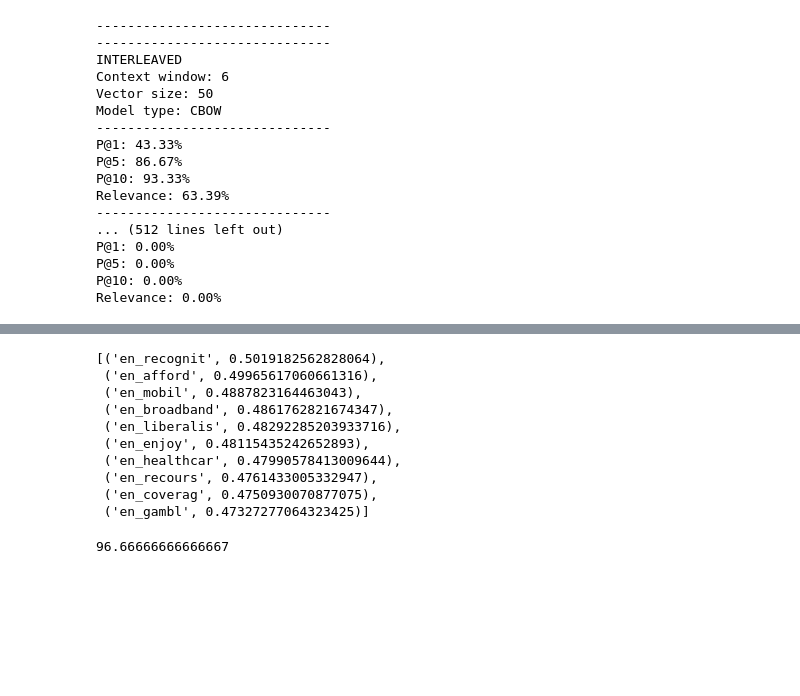
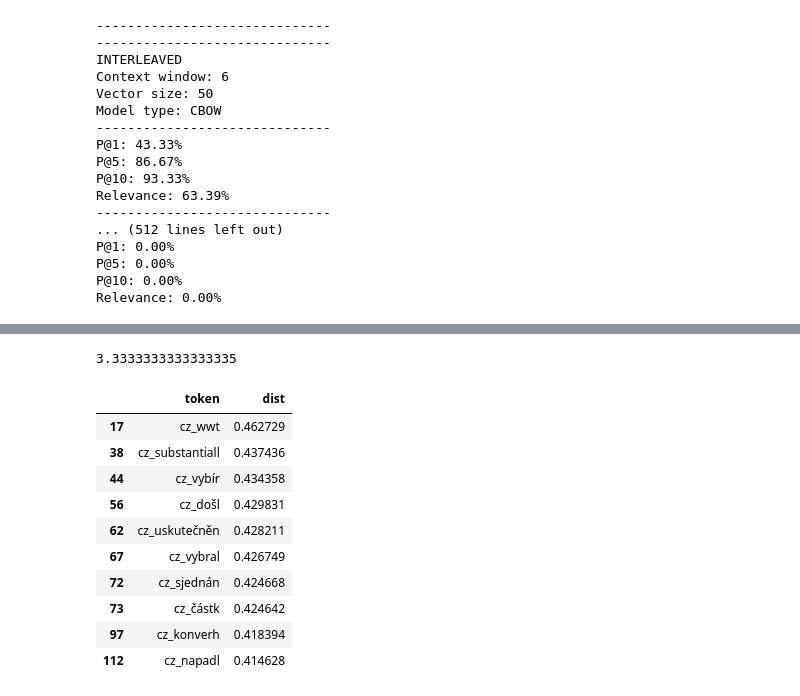
Before and after one commit to lukasrynt/MUSE-and-Word2Vec-interleaving, a Jupyter notebook: training_and_evaluating.ipynb, the cells around one changed output, grey strips where cells are left out. Cells and saved outputs as stored; diff of their text form; code cells hidden in the pictures; blank space fills up the shorter version.

Commit message:
Use all metrics for muse and run both supervised and unsupervised approach along with word translations for our usage

```diff
--- a/training_and_evaluating.ipynb
+++ b/training_and_evaluating.ipynb
@@ -34,6 +34,6 @@ en_model = W2V(path='./models/cbow3x300/en')
 cz_model = W2V(path='./models/cbow3x300/cz')
 # %%
 muse =  MUSE(en_model=en_model, cz_model=cz_model,
-            model_config={'window': 3, 'vector_size': 300, 'sg': 0})
+            model_config={'window': 3, 'vector_size': 300, 'sg': 0}, supervised=True)
 # %%
 muse.run_adversarial()
@@ -40,17 +52,18 @@ muse.run_adversarial()
-# %%
-muse.model.wv.most_similar('en_access')
-# %% [output]
-[('en_recognit', 0.5019182562828064),
- ('en_afford', 0.49965617060661316),
- ('en_mobil', 0.4887823164463043),
- ('en_broadband', 0.4861762821674347),
- ('en_liberalis', 0.48292285203933716),
- ('en_enjoy', 0.48115435242652893),
- ('en_healthcar', 0.47990578413009644),
- ('en_recours', 0.4761433005332947),
- ('en_coverag', 0.4750930070877075),
- ('en_gambl', 0.47327277064323425)]
 # %%
-Evaluator(muse).p_at_k_metric(en_words, cz_words, k=50000)
+Evaluator(muse).p_at_k_metric(en_words, cz_words, k=10)
 # %% [output]
-96.66666666666667
+3.3333333333333335
+# %%
+Evaluator(muse).get_most_similar_for(f'en_{en_words[0]}', 'cz', top_k=10)
+# %% [output]
+|  | token | dist |
+| 17 | cz_wwt | 0.462729 |
+| 38 | cz_substantiall | 0.437436 |
+| 44 | cz_vybír | 0.434358 |
+| 56 | cz_došl | 0.429831 |
+| 62 | cz_uskutečněn | 0.428211 |
+| 67 | cz_vybral | 0.426749 |
+| 72 | cz_sjednán | 0.424668 |
+| 73 | cz_částk | 0.424642 |
+| 97 | cz_konverh | 0.418394 |
+| 112 | cz_napadl | 0.414628 |
```
Also changed, not shown: parts of 4 cells of this notebook, 5 other files.
